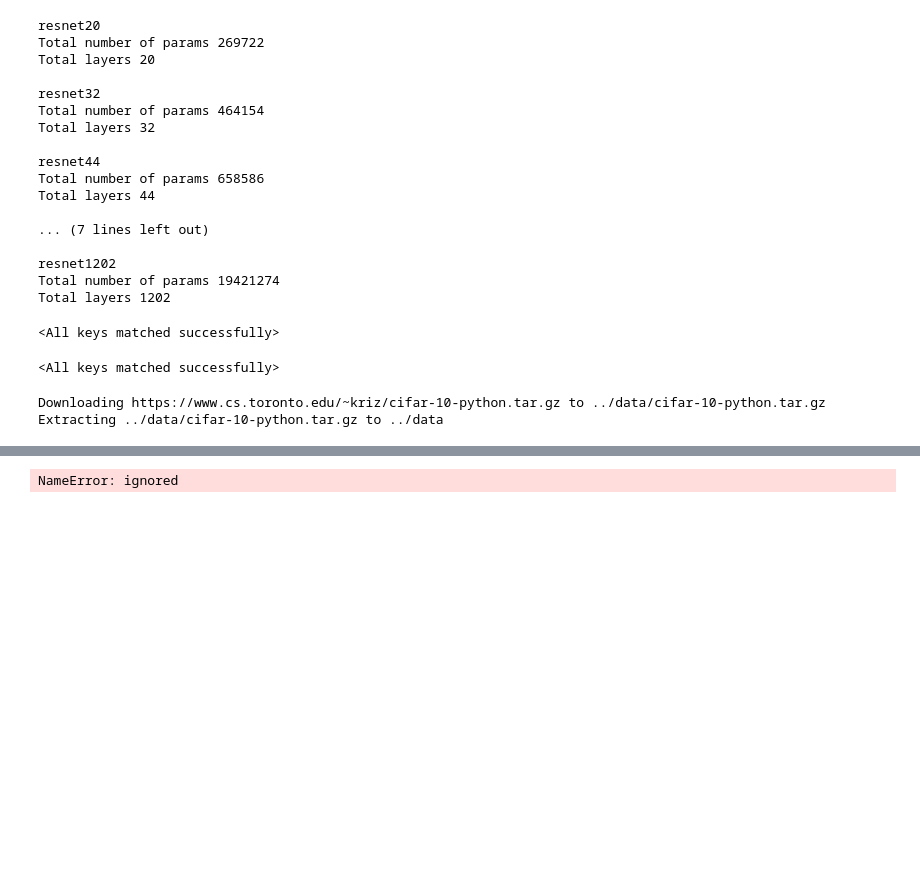
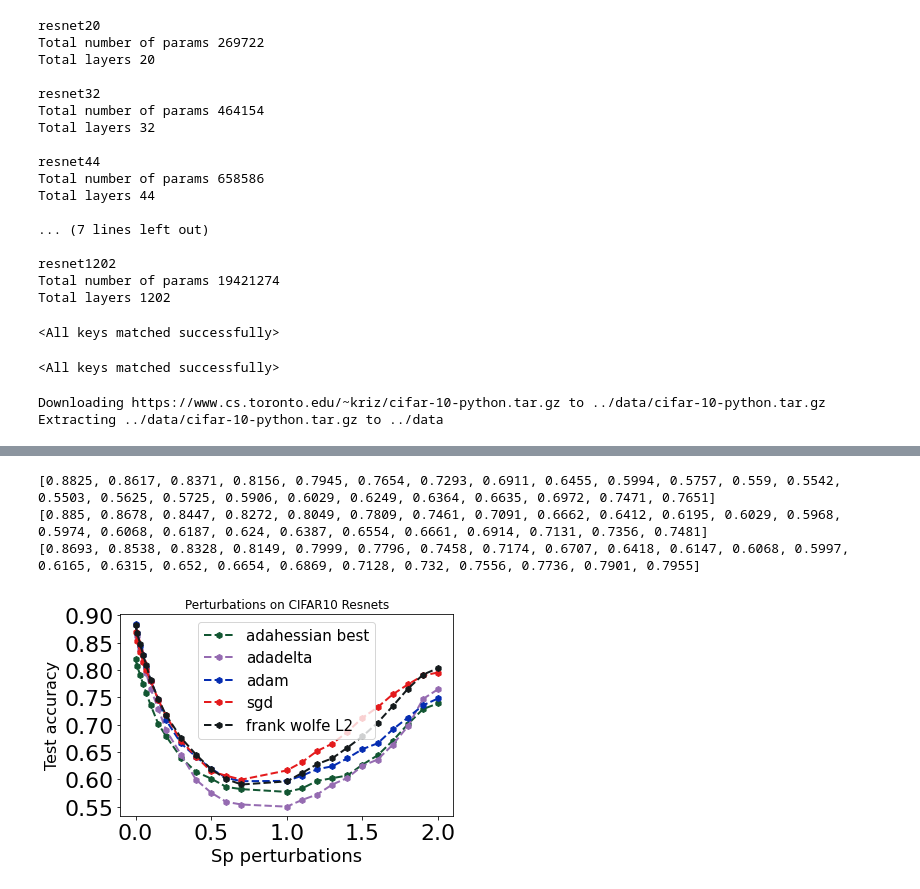
Before and after one commit to yeungjosh/resnet-perturbations-riselab, a Jupyter notebook: cifar10_perturbation_analysis.ipynb, the cells around one changed output, grey strips where cells are left out. Saved outputs shown, nothing was run; the diff lists cells and outputs as text; code cells hidden in the pictures; blank space fills up the shorter version.

```diff
--- a/cifar10_perturbation_analysis.ipynb
+++ b/cifar10_perturbation_analysis.ipynb
@@ -472,8 +472,8 @@ def perturb(model, test_loader, noise_level, ntype='white'):
 
     return acc
 # %%
-ntype = 'white'
-# ntype = 'sp'
+# ntype = 'white'
+ntype = 'sp'
 
 if ntype == 'white':
     noise_level = [0.0, 0.05, 0.1, 0.2, 0.3, 0.4, 0.5, 1.0, 1.5, 2.0, 3.0, 4.0]
@@ -489,19 +489,20 @@ else:
 
 start = time.time()
 
-# acc_adahessian_best_sp = perturb(adahessian_best, test_loader, noise_level, ntype=ntype)
-# print(acc_adahessian_best_sp)
+
 # acc_adahessian_last_sp = perturb(adahessian_last, test_loader, noise_level, ntype=ntype)
 # print(acc_adahessian_last_sp)
 acc_adadelta_sp = perturb(adadelta, test_loader, noise_level, ntype=ntype)
 print(acc_adadelta_sp)
-# acc_adam_sp = perturb(adam, test_loader, noise_level, ntype=ntype)
-# print(acc_adam_sp)
-# acc_sgd_sp = perturb(sgd, test_loader, noise_level, ntype=ntype)
-# print(acc_sgd_sp)
-# acc_adahessian_best_sp = perturb(adahessian_best, test_loader, noise_level, ntype=ntype)
-# print(acc_adahessian_best_sp)
+acc_adam_sp = perturb(adam, test_loader, noise_level, ntype=ntype)
+print(acc_adam_sp)
+acc_sgd_sp = perturb(sgd, test_loader, noise_level, ntype=ntype)
+print(acc_sgd_sp)
 
+acc_frank_wolfe_L2 = perturb(frank_wolfe_L2, test_loader, noise_level, ntype=ntype)
+print(acc_frank_wolfe_L2)
+acc_adahessian_best_sp = perturb(adahessian_best, test_loader, noise_level, ntype=ntype)
+print(acc_adahessian_best_sp)
 end = time.time()
 print(end - start)
 # %% [output]
@@ -521,27 +526,32 @@ Clipping input data to the valid range for imshow with RGB data ([0..1] for floa
-# %%
-data
-# %% [output]
-NameError: ignored
 # %%
 print(acc_adadelta_sp)
 print(acc_adam_sp)
 print(acc_sgd_sp)
+# %% [output]
+[0.8825, 0.8617, 0.8371, 0.8156, 0.7945, 0.7654, 0.7293, 0.6911, 0.6455, 0.5994, 0.5757, 0.559, 0.5542, 0.5503, 0.5625, 0.5725, 0.5906, 0.6029, 0.6249, 0.6364, 0.6635, 0.6972, 0.7471, 0.7651]
+[0.885, 0.8678, 0.8447, 0.8272, 0.8049, 0.7809, 0.7461, 0.7091, 0.6662, 0.6412, 0.6195, 0.6029, 0.5968, 0.5974, 0.6068, 0.6187, 0.624, 0.6387, 0.6554, 0.6661, 0.6914, 0.7131, 0.7356, 0.7481]
+[0.8693, 0.8538, 0.8328, 0.8149, 0.7999, 0.7796, 0.7458, 0.7174, 0.6707, 0.6418, 0.6147, 0.6068, 0.5997, 0.6165, 0.6315, 0.652, 0.6654, 0.6869, 0.7128, 0.732, 0.7556, 0.7736, 0.7901, 0.7955]
 # %%
 plt.plot(noise_level, acc_adahessian_best_sp, 'h--', lw=2, c='#125632', label='adahessian best')
 # plt.plot(noise_level, acc_adahessian_last_sp, 'h--', lw=2, c='#e9830c', label='adahessian last')
 
 plt.title("Perturbations on CIFAR10 Resnets")
 plt.plot(noise_level, acc_adadelta_sp, 'h--', lw=2, c='#956bb1', label='adadelta')
 plt.plot(noise_level, acc_adam_sp, 'h--', lw=2, c='#052cb1', label='adam')
 plt.plot(noise_level, acc_sgd_sp, 'h--', lw=2, c='#e41a1c', label='sgd')
+plt.plot(noise_level, acc_frank_wolfe_L2, 'h--', lw=2, c='#141a1c', label='frank wolfe L2')
+
+
 plt.xlabel('Sp perturbations', fontsize=18)
 plt.ylabel('Test accuracy', fontsize=16)
 plt.tick_params(axis='y', labelsize=22)
 plt.tick_params(axis='x', labelsize=22)
 plt.locator_params(axis='y', nbins=8)
 plt.legend(fontsize=15)
 plt.tight_layout()
 plt.show()
 # plt.savefig('F"/content/gdrive/My Drive/plot_perturb.pdf')
+# %% [output]
+[figure, added]
 # %%
 plt.savefig('F"/content/gdrive/My Drive/plot_perturb.pdf')
```
Also changed, not shown: parts of 3 cells of this notebook.
